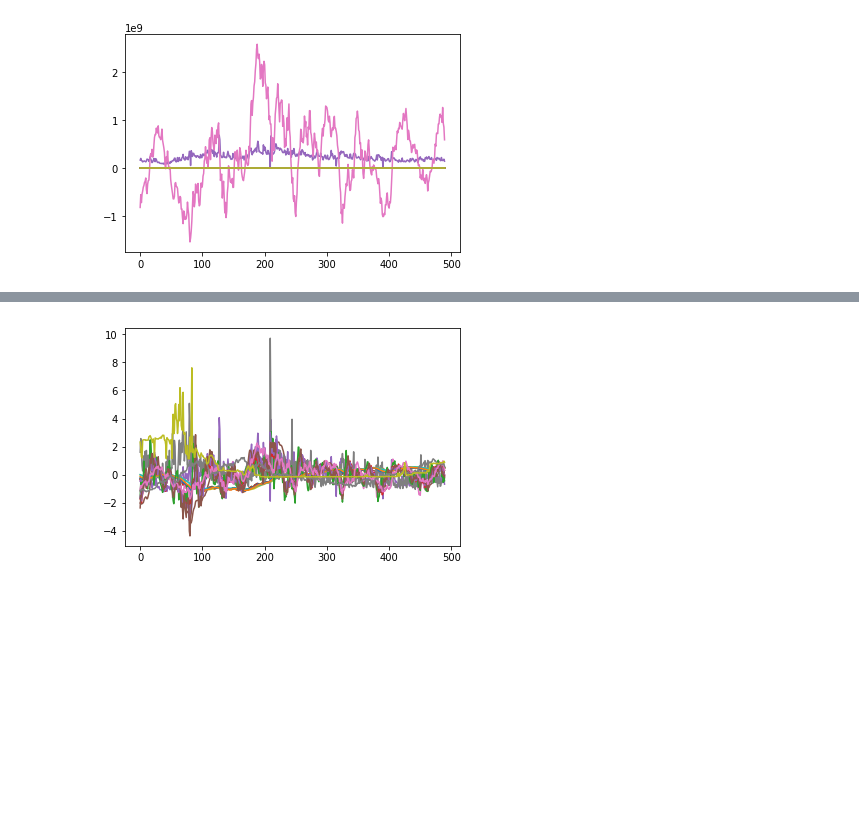
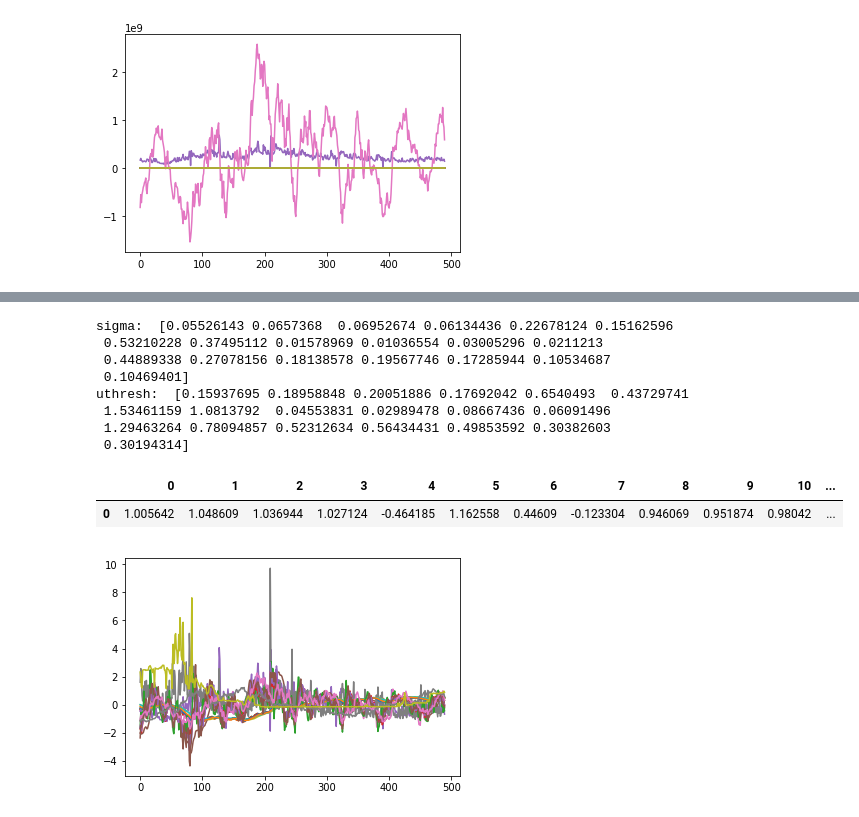
Before and after one commit to timothyyu/wsae-lstm, a Jupyter notebook: notebooks/4a - denoise_periods function seperate from scale and chart colors.ipynb, the cells around one changed output, grey strips where cells are left out. Drawn from its saved outputs; the diff is of its cells as text; code cells hidden in the pictures; blank space fills up the shorter version.

```diff
--- a/notebooks/4a - denoise_periods function seperate from scale and chart colors.ipynb
+++ b/notebooks/4a - denoise_periods function seperate from scale and chart colors.ipynb
@@ -44,3 +102,16 @@ plt.plot(dict_dataframes_index['nifty 50 index data'][1][1].values);
+# %%
+pd.DataFrame(waveletSmooth(ddi_scaled['nifty 50 index data'][1][3])).head(1)
+# %% [output]
+sigma:  [0.05526143 0.0657368  0.06952674 0.06134436 0.22678124 0.15162596
+ 0.53210228 0.37495112 0.01578969 0.01036554 0.03005296 0.0211213
+ 0.44889338 0.27078156 0.18138578 0.19567746 0.17285944 0.10534687
+ 0.10469401]
+uthresh:  [0.15937695 0.18958848 0.20051886 0.17692042 0.6540493  0.43729741
+ 1.53461159 1.0813792  0.04553831 0.02989478 0.08667436 0.06091496
+ 1.29463264 0.78094857 0.52312634 0.56434431 0.49853592 0.30382603
+ 0.30194314]
+|  | 0 | 1 | 2 | 3 | 4 | 5 | 6 | 7 | 8 | 9 | 10 | ... |
+| 0 | 1.005642 | 1.048609 | 1.036944 | 1.027124 | -0.464185 | 1.162558 | 0.44609 | -0.123304 | 0.946069 | 0.951874 | 0.98042 | ... |
 # %%
 plt.plot(ddi_scaled['nifty 50 index data'][1][1].values);
 # %% [output]
```
Also changed, not shown: parts of 6 cells of this notebook, 22 other files.
